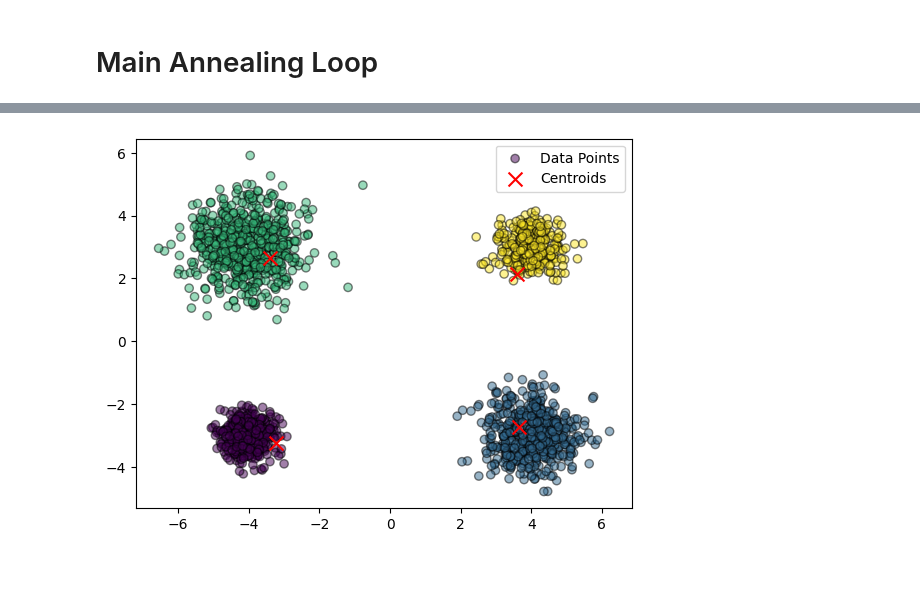
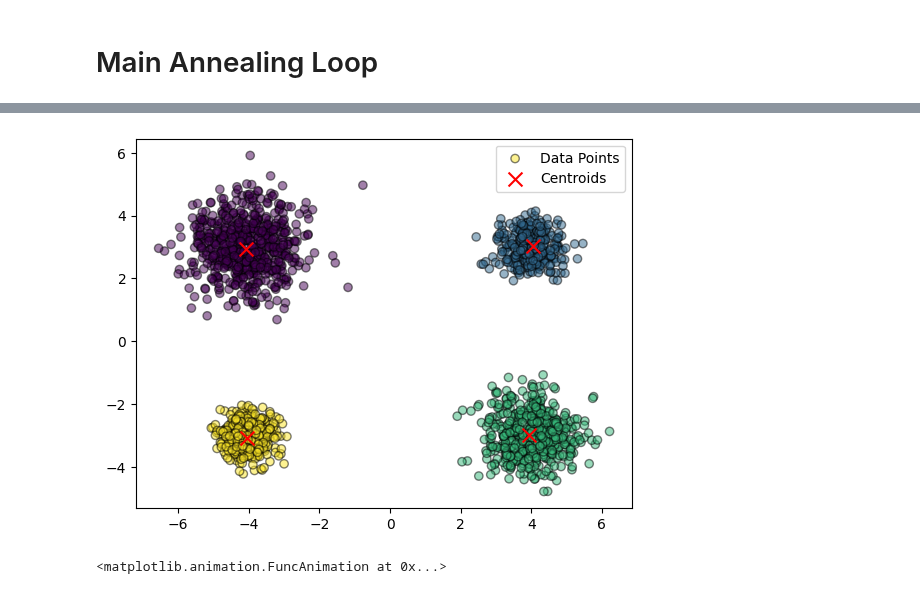
Before and after one commit to salar96/AutonomyAwareClustering, a Jupyter notebook: Reinforcement Based Clustering/DeepClusteringParametrized.ipynb, the cells around one changed output, grey strips where cells are left out. Cells and saved outputs as stored; diff of their text form; code cells hidden in the pictures.

```diff
--- a/Reinforcement Based Clustering/DeepClusteringParametrized.ipynb
+++ b/Reinforcement Based Clustering/DeepClusteringParametrized.ipynb
@@ -19,10 +19,10 @@ Y = torch.mean(X, dim=0).to(device) + torch.randn(M, d).to(
 # %%
 
 INPUT_DIM = d  # dimensionality of the input space
-D_MODEL = 64  # dimensionality of the model
-N_LAYERS = 3  # number of layers
+D_MODEL = 128  # dimensionality of the model
+N_LAYERS = 4  # number of layers
 N_HEADS = 8  # number of attention heads
-D_FF = 128  # dimensionality of the feedforward network
+D_FF = 256  # dimensionality of the feedforward network
 DROPOUT = 0.1  # dropout rate
 
 model = ADEN(
@@ -58,12 +58,12 @@ Non-trainable params: 0
 # Main Annealing Loop
 # %%
 # writing all hyperparameters in one place
-EPOCHS_DBAR = 10000
-BATCH_SIZE_DBAR = 32
+EPOCHS_DBAR = 2000
+BATCH_SIZE_DBAR = 64
 NUM_SAMPLES_IN_BATCH_DBAR = 128
 LR_DBAR = 1e-4
 WEIGHT_DECAY_DBAR = 1e-5
-TOL_TRAIN_DBAR = 1e-4
+TOL_TRAIN_DBAR = 1e-6
 GAMMA_DBAR = 1000.0
 PROBS_DBAR = torch.tensor(T_P)
 
@@ -71,15 +71,15 @@ EPOCHS_TRAIN_Y = 10000
 BATCH_SIZE_TRAIN_Y = None
 LR_TRAIN_Y = 1e-3
 WEIGHT_DECAY_TRAIN_Y = 1e-5
-TOL_TRAIN_Y = 1e-4
+TOL_TRAIN_Y = 1e-6
 
-BETA_INIT = 1e-3
-BETA_F = 10.0
-BETA_GROWTH_RATE = 10.0
+BETA_INIT = 1e-1
+BETA_F = 50.0
+BETA_GROWTH_RATE = 1.5
 PERTURBATION_STD = 0.01
 
 
-Y_opt, history = TrainAnneal(
+Y_opt, history_y_all, history_pi_all = TrainAnneal(
     model,
     X,
     Y,
@@ -131,23 +126,36 @@ with torch.no_grad():
 # %%
 # plot locations of X and final y
 import matplotlib.pyplot as plt
 
+pi = history_pi_all[-1]
 # converting results to numpy
 X_np = X.detach().cpu().numpy()
 y_np = Y_opt.detach().cpu().numpy()
 plt.scatter(
     X_np[:, 0],
     X_np[:, 1],
     c=pi,
     cmap="viridis",
     marker="o",
     edgecolors="black",
     alpha=0.5,
     label="Data Points",
 )
-plt.scatter(y_np[:, 0], y_np[:, 1], label="Centroids", marker="x",  s=100, color="red")
+plt.scatter(y_np[:, 0], y_np[:, 1], label="Centroids", marker="x", s=100, color="red")
 plt.legend()
 plt.savefig("Results/Alg5_idx4_def_clustering_result.png", dpi=400)
 plt.show()
 # %% [output]
-[figure, old version]
+[figure, new version]
+# %%
+from animator import animate_Clusters
+
+animate_Clusters(
+    X.detach().cpu().numpy(),
+    history_y_all,
+    history_pi_all,
+    interval=400,
+    save_path=f"Results/Deep_animation.gif",
+)
+# %% [output]
+<matplotlib.animation.FuncAnimation at 0x...>
```
Also changed, not shown: parts of 3 cells of this notebook, 3 other files.
